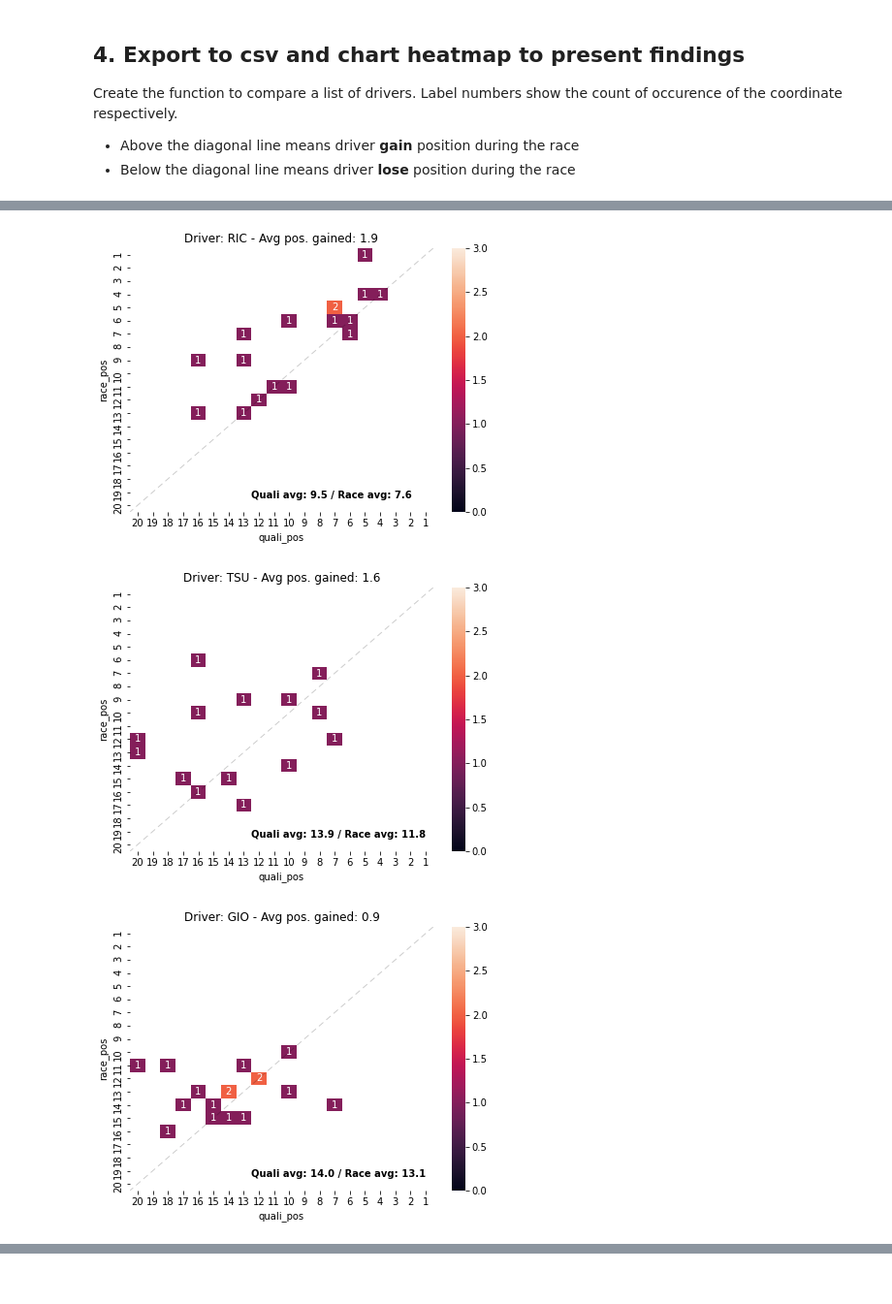
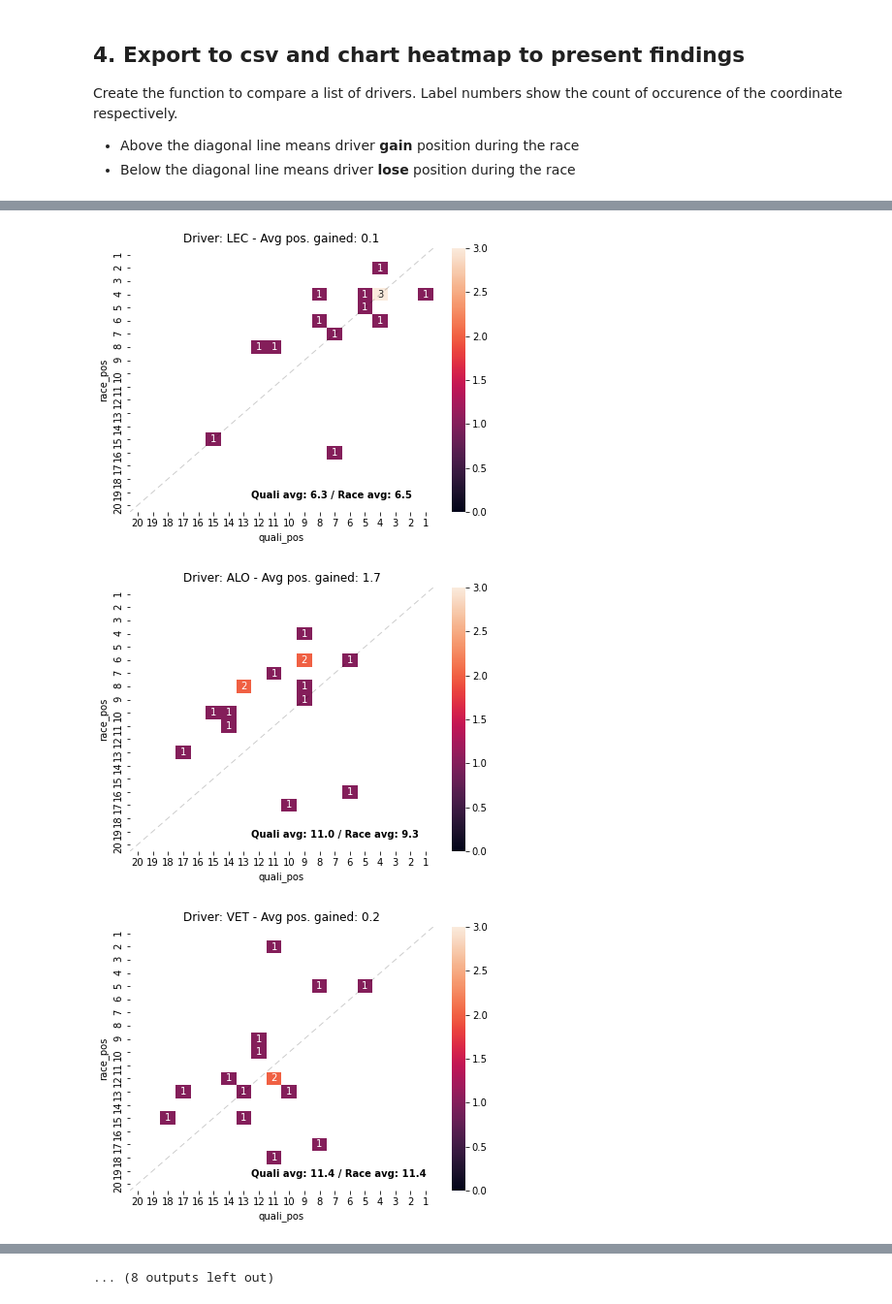
Before and after one commit to brianmulyadi/quali-race-comparison, a Jupyter notebook: quali-race.ipynb, the cells around one changed output, grey strips where cells are left out. Shown at 97% size. Saved outputs shown, nothing was run; the diff lists cells and outputs as text; code cells hidden in the pictures.

Commit message:
include all driver

```diff
--- a/quali-race.ipynb
+++ b/quali-race.ipynb
@@ -156,5 +156,8 @@ def compare_driver(chart_list):
         # plt.tight_layout()
         plt.show()
 # %%
+compare_driver(['HAM','LEC','ALO','VET','RUS'])
+compare_driver(['BOT','SAI','OCO','STR','LAT'])
+compare_driver(['VER','NOR','GAS','RAI','MSC'])
 compare_driver(['PER','RIC','TSU','GIO','MAZ'])
 # %% [output]
@@ -162,3 +165,3 @@ compare_driver(['PER','RIC','TSU','GIO','MAZ'])
-[figure, old version]
+[figure, new version]
-[figure, old version]
+[figure, new version]
-[figure, old version]
+[figure, new version]
@@ -165,0 +176 @@ compare_driver(['PER','RIC','TSU','GIO','MAZ'])
+... (8 outputs left out)
```
Also changed, not shown: parts of 1 cell of this notebook.
